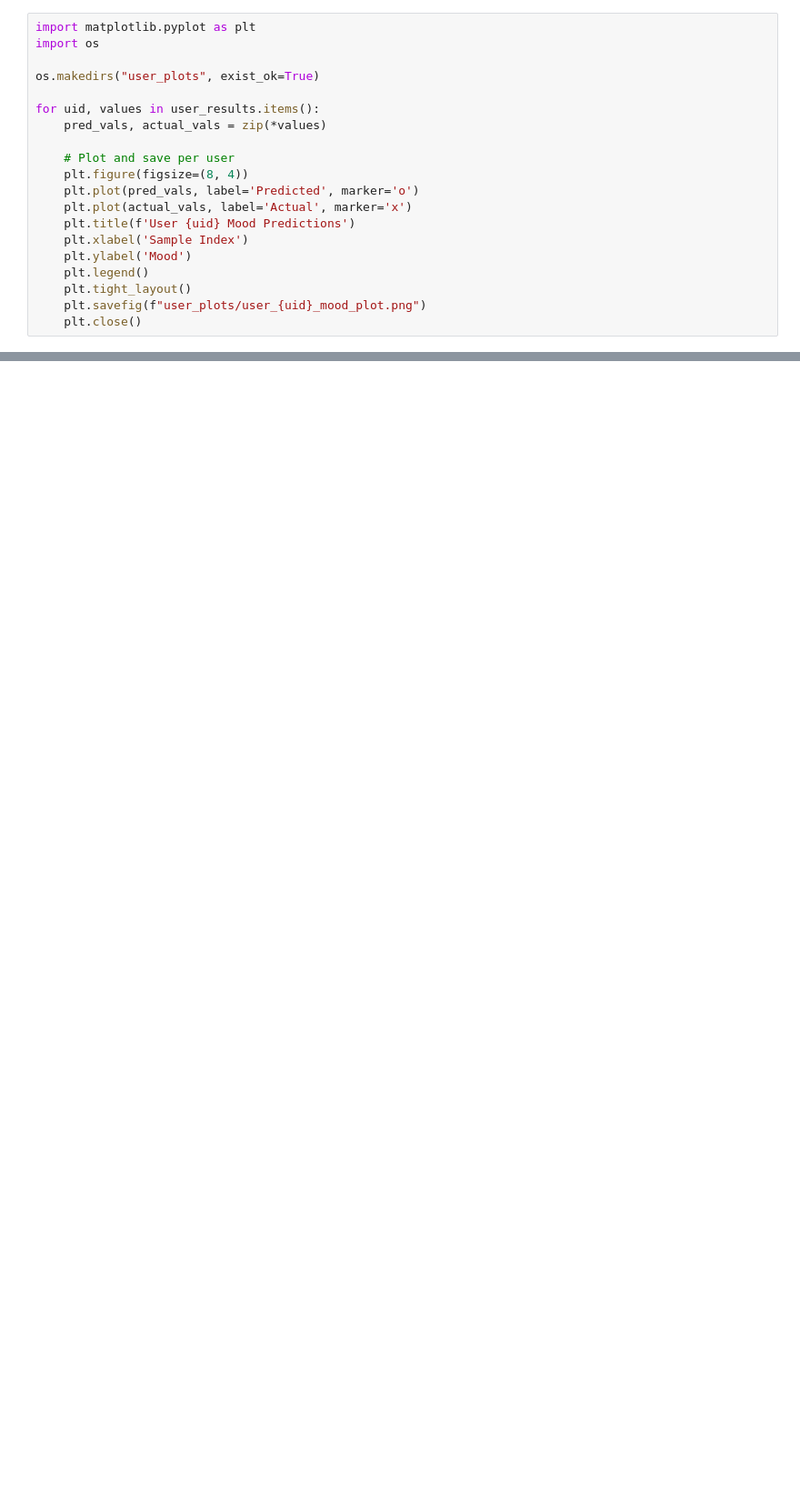
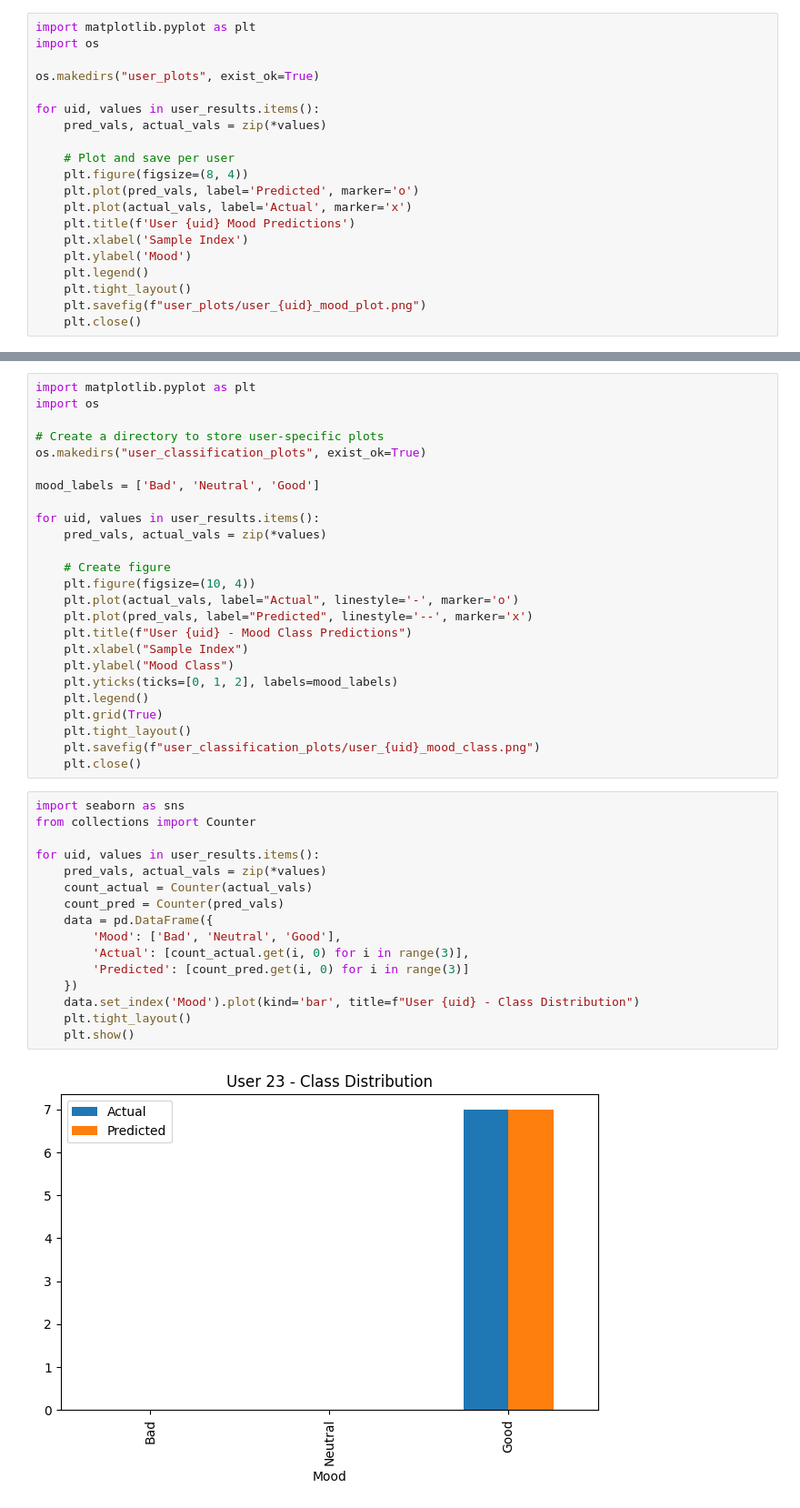
Before and after one commit to kuuroooo/data-mining, a Jupyter notebook: feature.ipynb, the cells around one changed output, grey strips where cells are left out. Shown at 91% size. Drawn from its saved outputs; the diff is of its cells as text; blank space fills up the shorter version.

Commit message:
Fixing classification model
Fixing classification model

```diff
--- a/feature.ipynb
+++ b/feature.ipynb
@@ -476,0 +473,43 @@ Epoch 12 - Train Loss: 0.5735, Val Accuracy: 0.7381
+# %%
+import matplotlib.pyplot as plt
+import os
+
+# Create a directory to store user-specific plots
+os.makedirs("user_classification_plots", exist_ok=True)
+
+mood_labels = ['Bad', 'Neutral', 'Good']
+
+for uid, values in user_results.items():
+    pred_vals, actual_vals = zip(*values)
+
+    # Create figure
+    plt.figure(figsize=(10, 4))
+    plt.plot(actual_vals, label="Actual", linestyle='-', marker='o')
+    plt.plot(pred_vals, label="Predicted", linestyle='--', marker='x')
+    plt.title(f"User {uid} - Mood Class Predictions")
+    plt.xlabel("Sample Index")
+    plt.ylabel("Mood Class")
+    plt.yticks(ticks=[0, 1, 2], labels=mood_labels)
+    plt.legend()
+    plt.grid(True)
+    plt.tight_layout()
+    plt.savefig(f"user_classification_plots/user_{uid}_mood_class.png")
+    plt.close()
+# %%
+import seaborn as sns
+from collections import Counter
+
+for uid, values in user_results.items():
+    pred_vals, actual_vals = zip(*values)
+    count_actual = Counter(actual_vals)
+    count_pred = Counter(pred_vals)
+    data = pd.DataFrame({
+        'Mood': ['Bad', 'Neutral', 'Good'],
+        'Actual': [count_actual.get(i, 0) for i in range(3)],
+        'Predicted': [count_pred.get(i, 0) for i in range(3)]
+    })
+    data.set_index('Mood').plot(kind='bar', title=f"User {uid} - Class Distribution")
+    plt.tight_layout()
+    plt.show()
+# %% [output]
+[figure, added]
```
Also changed, not shown: parts of 5 cells of this notebook, 54 other files.
